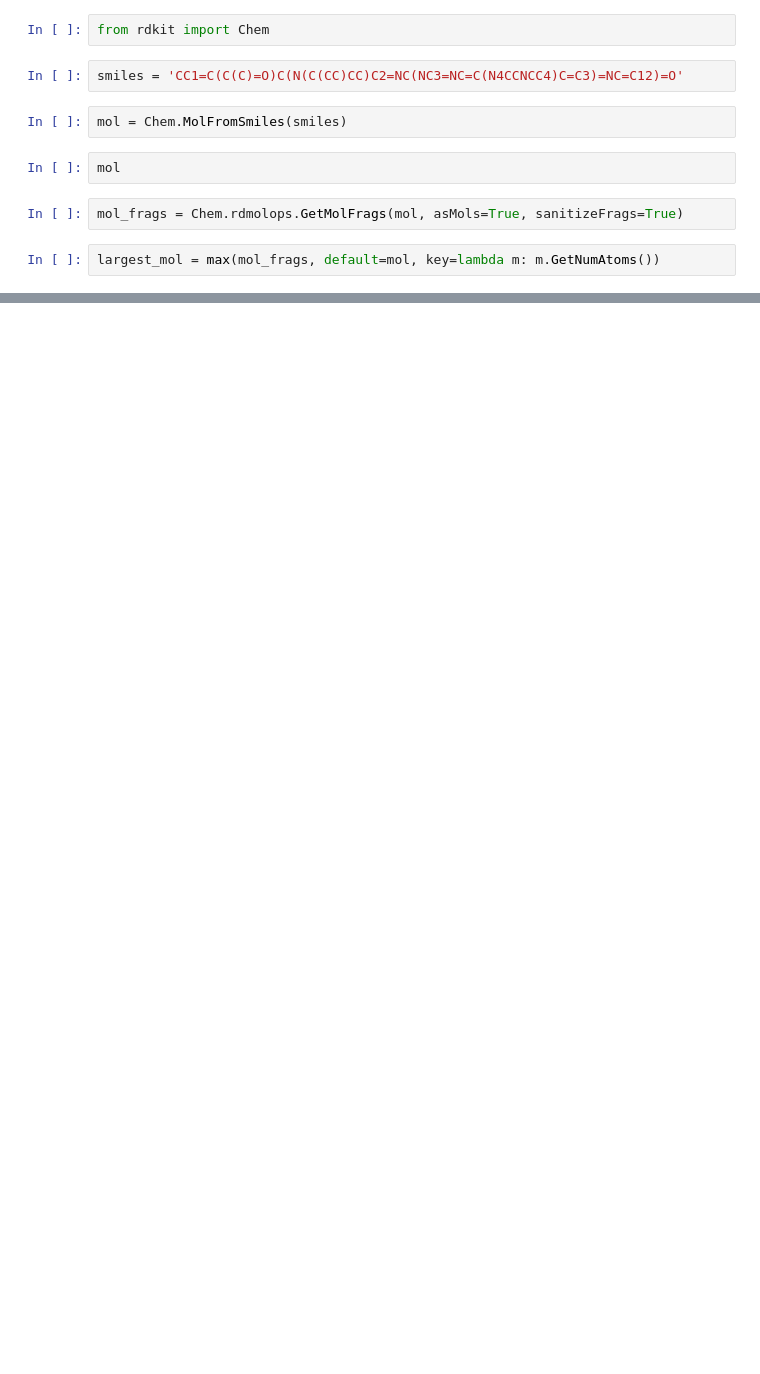
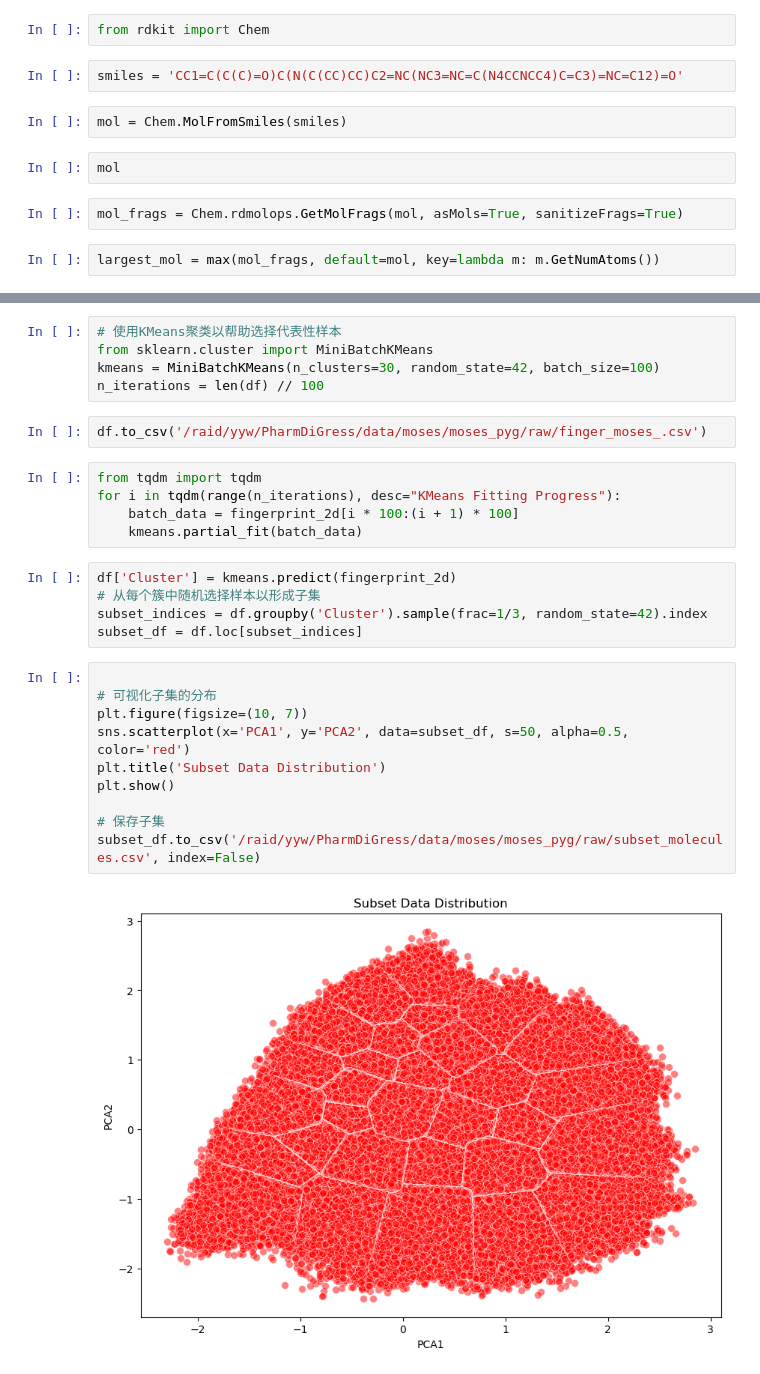
Before and after one commit to vivian738/DiffMCGen, a Jupyter notebook: test.ipynb, the cells around one changed output, grey strips where cells are left out. Cells and saved outputs as stored; diff of their text form; blank space fills up the shorter version.

```diff
--- a/test.ipynb
+++ b/test.ipynb
@@ -118,0 +181,29 @@ largest_mol
+# %%
+# 使用KMeans聚类以帮助选择代表性样本
+from sklearn.cluster import MiniBatchKMeans
+kmeans = MiniBatchKMeans(n_clusters=30, random_state=42, batch_size=100)
+n_iterations = len(df) // 100
+# %%
+df.to_csv('/raid/yyw/PharmDiGress/data/moses/moses_pyg/raw/finger_moses_.csv')
+# %%
+from tqdm import tqdm
+for i in tqdm(range(n_iterations), desc="KMeans Fitting Progress"):
+    batch_data = fingerprint_2d[i * 100:(i + 1) * 100]
+    kmeans.partial_fit(batch_data)
+# %%
+df['Cluster'] = kmeans.predict(fingerprint_2d)
+# 从每个簇中随机选择样本以形成子集
+subset_indices = df.groupby('Cluster').sample(frac=1/3, random_state=42).index
+subset_df = df.loc[subset_indices]
+# %%
+
+# 可视化子集的分布
+plt.figure(figsize=(10, 7))
+sns.scatterplot(x='PCA1', y='PCA2', data=subset_df, s=50, alpha=0.5, color='red')
+plt.title('Subset Data Distribution')
+plt.show()
+
+# 保存子集
+subset_df.to_csv('/raid/yyw/PharmDiGress/data/moses/moses_pyg/raw/subset_molecules.csv', index=False)
+# %% [output]
+[figure, added]
```
Also changed, not shown: parts of 8 cells of this notebook, 21 other files.
